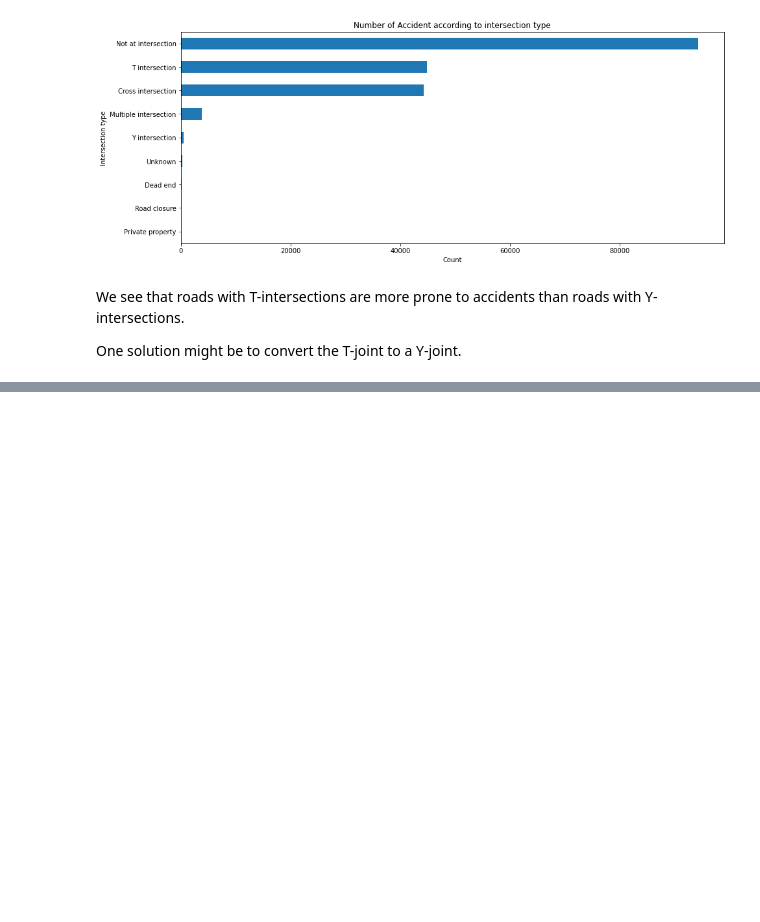
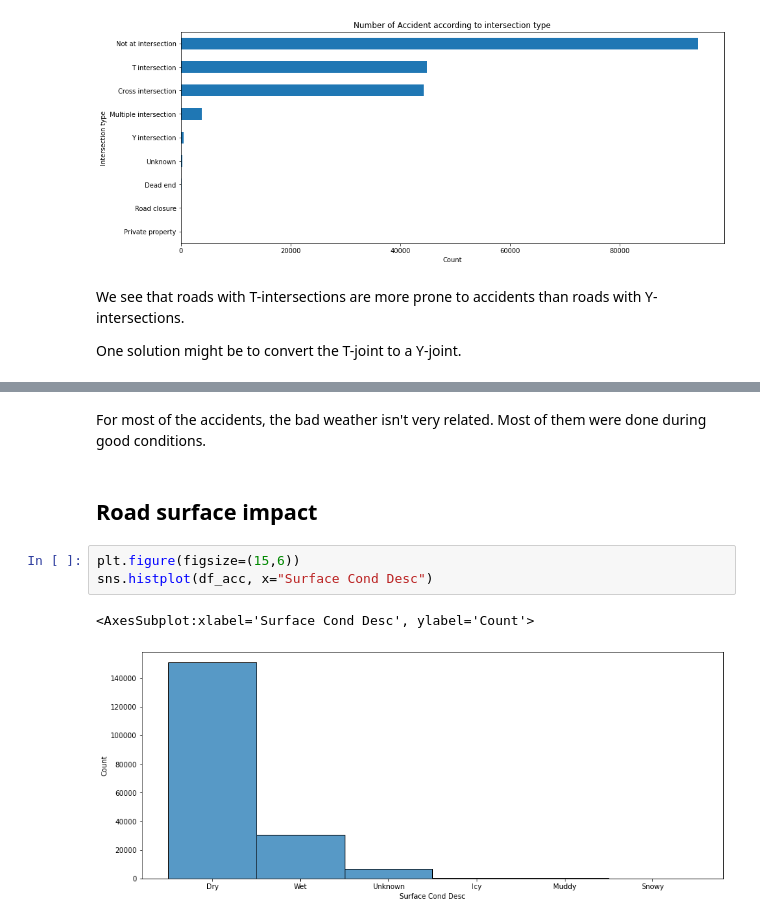
Before and after one commit to lethib/enea_study_case, a Jupyter notebook: data_analysis.ipynb, the cells around one changed output, grey strips where cells are left out. Cells and saved outputs as stored; diff of their text form; blank space fills up the shorter version.

```diff
--- a/data_analysis.ipynb
+++ b/data_analysis.ipynb
@@ -286,0 +295,10 @@ One solution might be to convert the T-joint to a Y-joint.
+# %% [markdown]
+For most of the accidents, the bad weather isn't very related. Most of them were done during good conditions.
+# %% [markdown]
+## Road surface impact
+# %%
+plt.figure(figsize=(15,6))
+sns.histplot(df_acc, x="Surface Cond Desc")
+# %% [output]
+<AxesSubplot:xlabel='Surface Cond Desc', ylabel='Count'>
+[figure, added]
```
Also changed, not shown: parts of 7 cells of this notebook, 1 other file.
